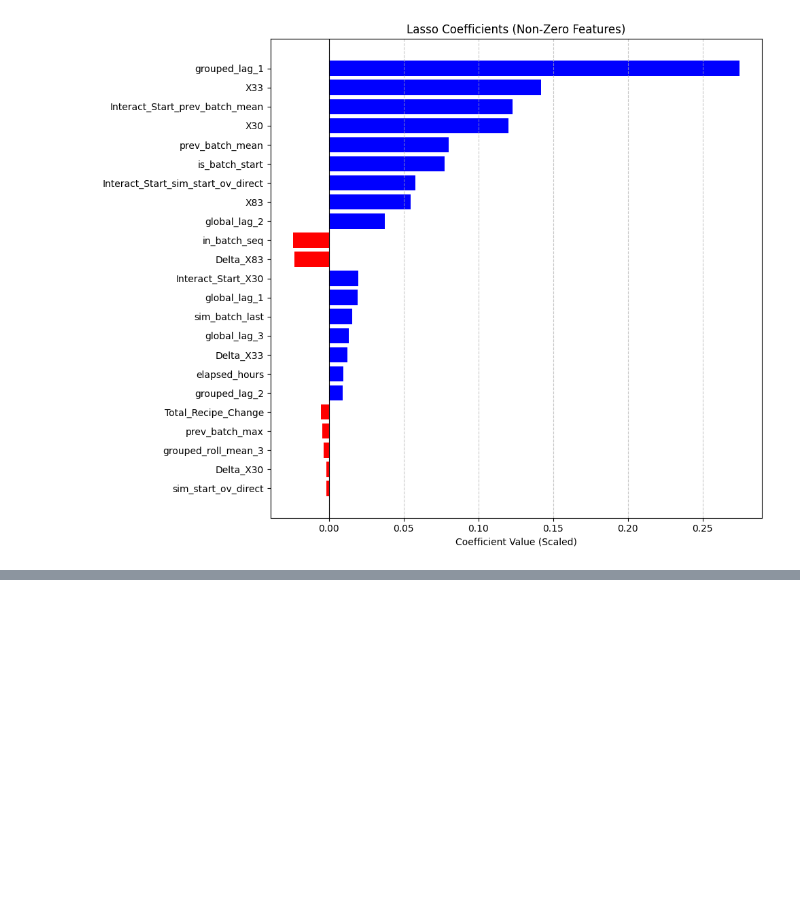
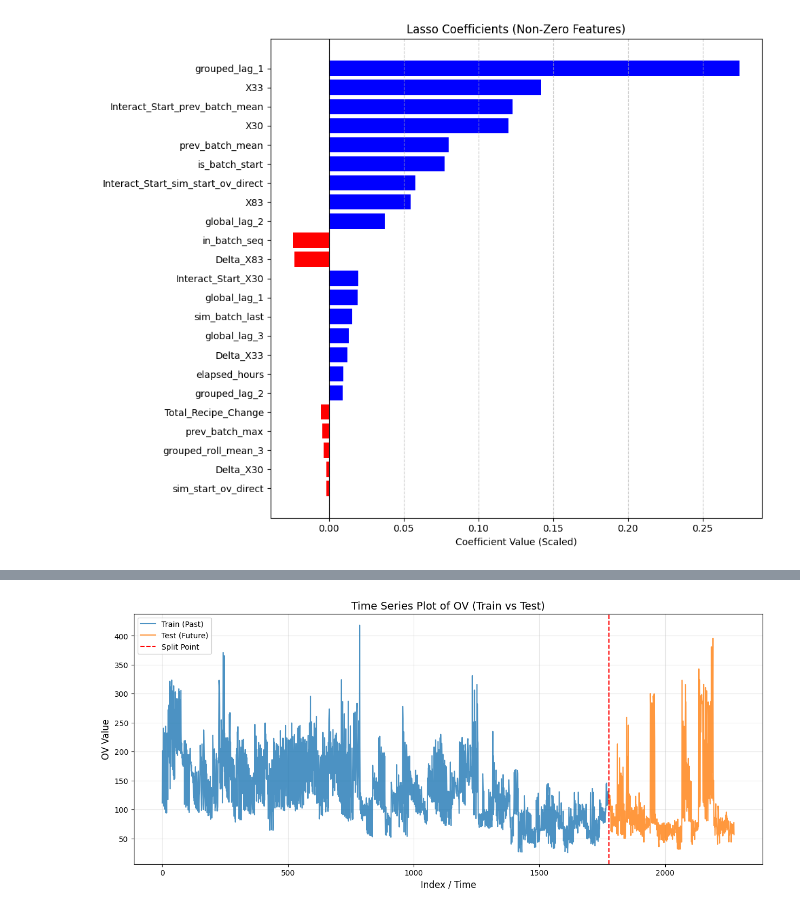
Before and after one commit to asa-neko/SCM_Final_Report, a Jupyter notebook: test.ipynb, the cells around one changed output, grey strips where cells are left out. Saved outputs shown, nothing was run; the diff lists cells and outputs as text; code cells hidden in the pictures; blank space fills up the shorter version.

```diff
--- a/test.ipynb
+++ b/test.ipynb
@@ -846,0 +904,31 @@ plt.show()
+# %%
+import matplotlib.pyplot as plt
+
+df = pd.read_excel('kadai.xlsx')
+train=df[:1776]
+test=df[1776:]
+
+# グラフのサイズ設定
+plt.figure(figsize=(15, 6))
+
+# 1. 学習データ (Train) のプロット
+plt.plot(train.index, train['OV'], label='Train (Past)', color='tab:blue', alpha=0.8)
+
+# 2. テストデータ (Test) のプロット
+plt.plot(test.index, test['OV'], label='Test (Future)', color='tab:orange', alpha=0.8)
+
+# 3. 分割線の描画（境界線）
+split_point = test.index[0]
+plt.axvline(x=split_point, color='red', linestyle='--', label='Split Point')
+
+# タイトルとラベル
+plt.title('Time Series Plot of OV (Train vs Test)', fontsize=14)
+plt.xlabel('Index / Time', fontsize=12)
+plt.ylabel('OV Value', fontsize=12)
+plt.legend()
+plt.grid(True, alpha=0.3)
+
+# 表示
+plt.show()
+# %% [output]
+[figure, added]
```
Also changed, not shown: parts of 10 cells of this notebook, 20 other files.
